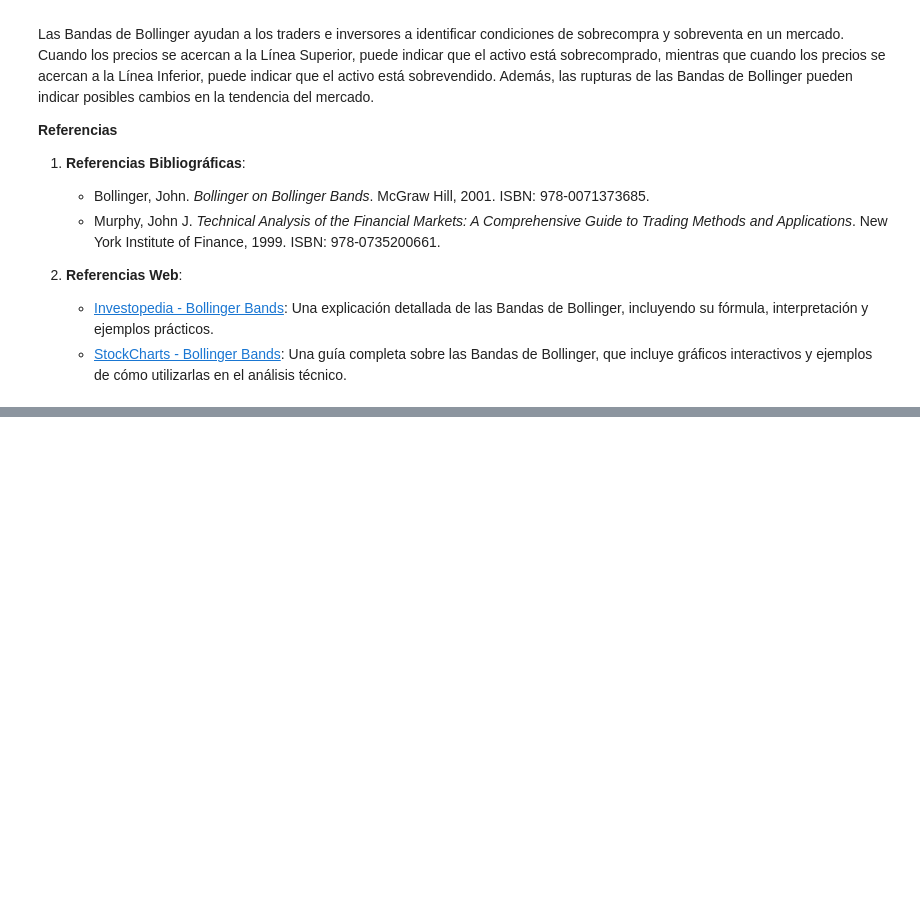
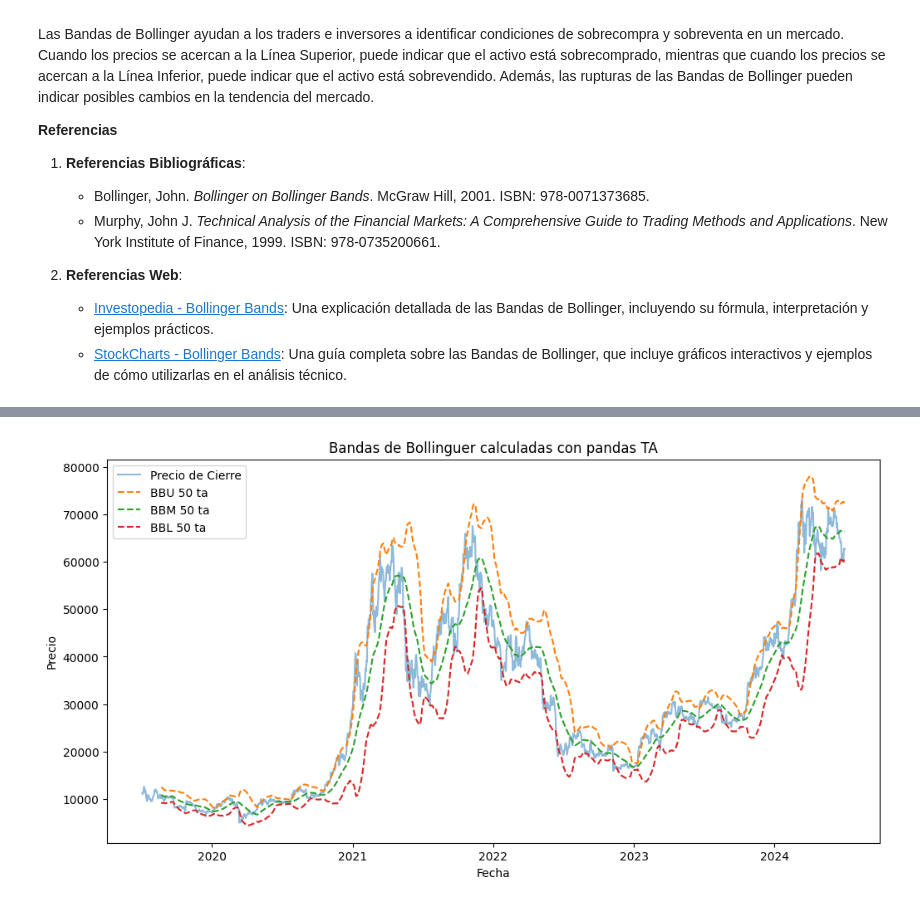
Before and after one commit to aranagarapena/quantitative-trading-analysis, a Jupyter notebook: Curso/Algorithmic Trading Strategies in Python/Section 2.-Indicators/2.1.-Trend/2.1.2-bollinger-bands.ipynb, the cells around one changed output, grey strips where cells are left out. Drawn from its saved outputs; the diff is of its cells as text; code cells hidden in the pictures; blank space fills up the shorter version.

```diff
--- a/Curso/Algorithmic Trading Strategies in Python/Section 2.-Indicators/2.1.-Trend/2.1.2-bollinger-bands.ipynb
+++ b/Curso/Algorithmic Trading Strategies in Python/Section 2.-Indicators/2.1.-Trend/2.1.2-bollinger-bands.ipynb
@@ -232,3 +310,16 @@ data['BBM_50_ta'] = bbands['BBM_50_2.0']
 
 # Mostrar el DataFrame con las Bandas de Bollinger
 # print(data)
+# %%
+plt.figure(figsize=(12, 6))
+plt.plot(data.index, data[nombre_columna_precio], label='Precio de Cierre', alpha=0.5)
+plt.plot(data.index, data[nombre_pd_ta_u], label='BBU ' + str(periodo) + ' ta', linestyle='--')
+plt.plot(data.index, data[nombre_pd_ta_m], label='BBM ' + str(periodo) + ' ta', linestyle='--')
+plt.plot(data.index, data[nombre_pd_ta_l], label='BBL ' + str(periodo) + ' ta', linestyle='--')
+plt.title('Bandas de Bollinguer calculadas con pandas TA')
+plt.xlabel('Fecha')
+plt.ylabel('Precio')
+plt.legend()
+plt.show()
+# %% [output]
+[figure, added]
```
Also changed, not shown: parts of 6 cells of this notebook.
